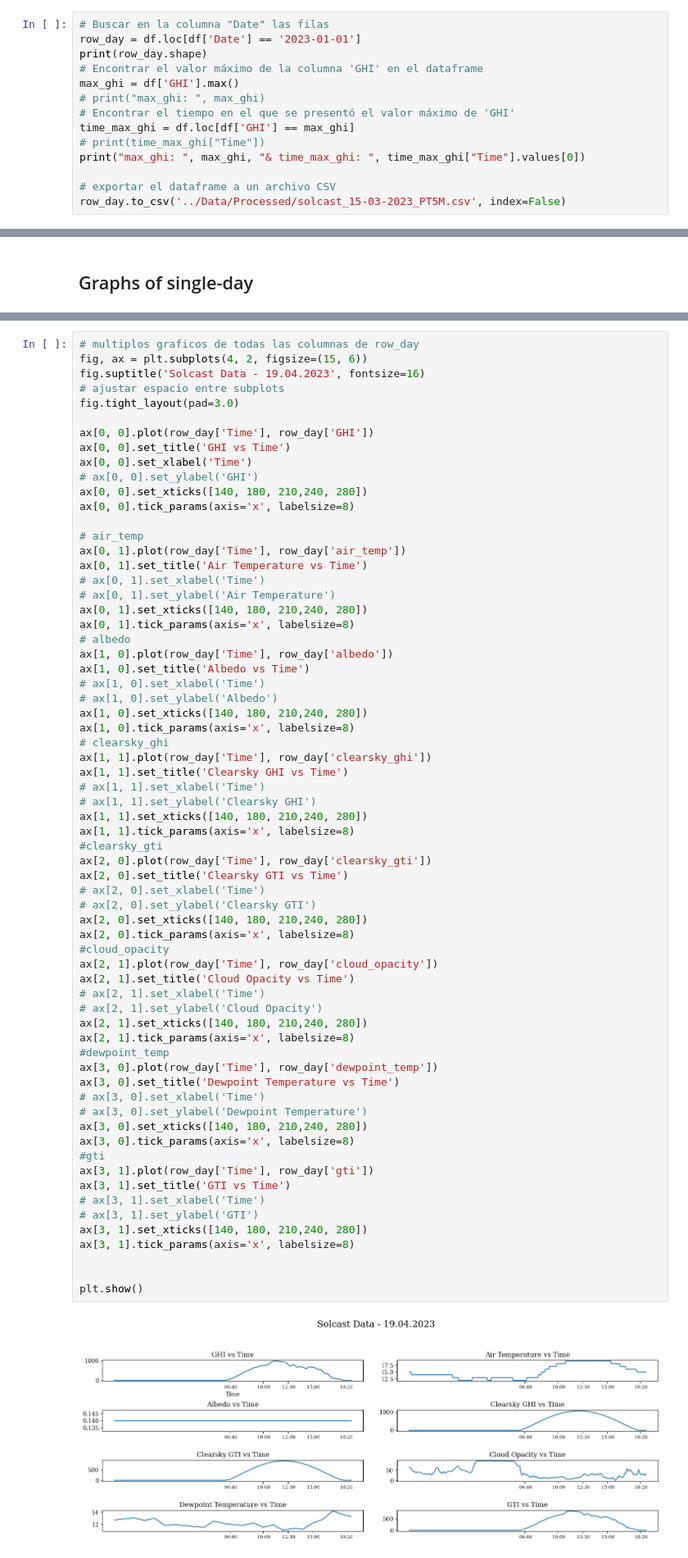
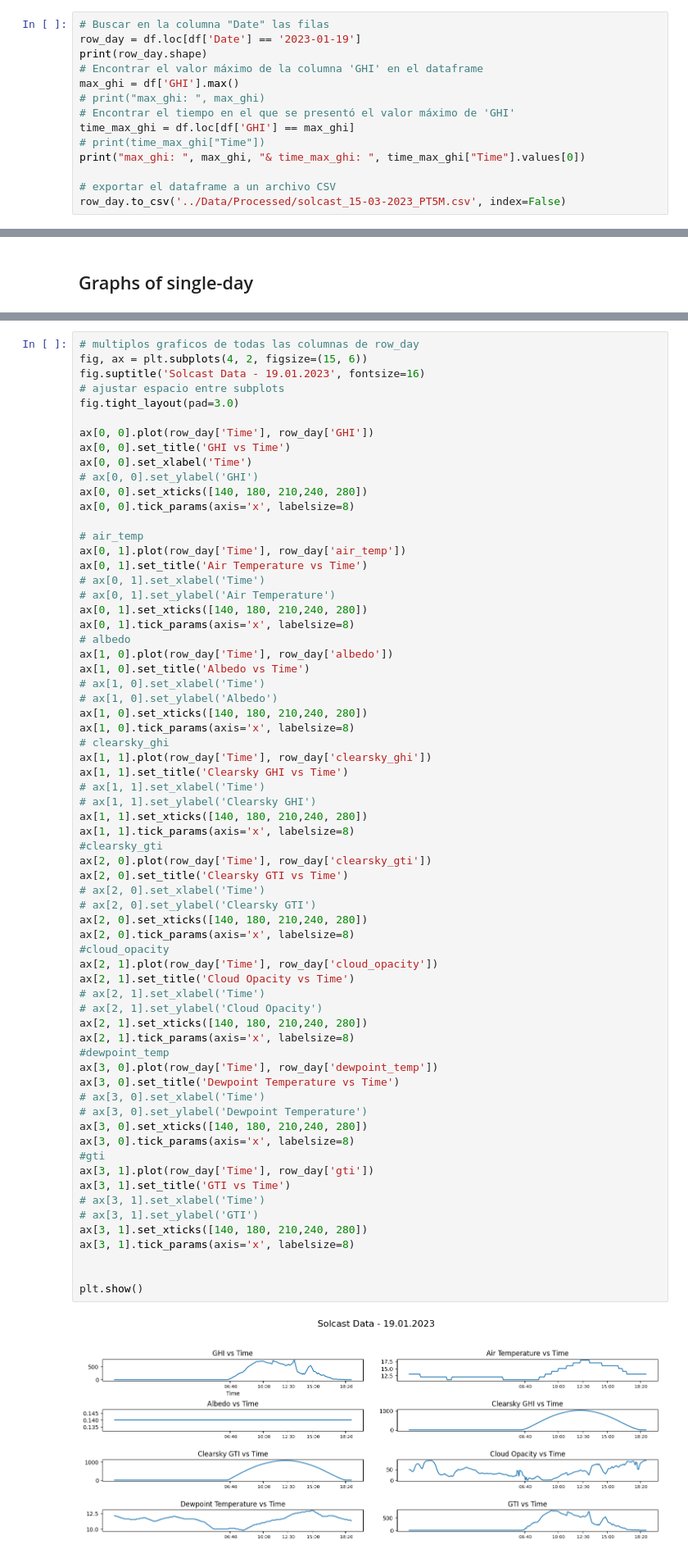
Before and after one commit to GustavoUNAL/Solar-1.233102--77.292833-, a Jupyter notebook: Notebooks/solcast.ipynb, the cells around one changed output, grey strips where cells are left out. Shown: that part at 82% size. Drawn from its saved outputs; the diff is of its cells as text.

```diff
--- a/Notebooks/solcast.ipynb
+++ b/Notebooks/solcast.ipynb
@@ -85,7 +85,7 @@ df.head(5)
 ## Group df for day
 # %%
 # Buscar en la columna "Date" las filas
-row_day = df.loc[df['Date'] == '2023-01-01']
+row_day = df.loc[df['Date'] == '2023-01-19']
 print(row_day.shape)
 # Encontrar el valor máximo de la columna 'GHI' en el dataframe
 max_ghi = df['GHI'].max()
@@ -116,7 +116,7 @@ plt.show()
 # %%
 # multiplos graficos de todas las columnas de row_day
 fig, ax = plt.subplots(4, 2, figsize=(15, 6))
-fig.suptitle('Solcast Data - 19.04.2023', fontsize=16)
+fig.suptitle('Solcast Data - 19.01.2023', fontsize=16)
 # ajustar espacio entre subplots
 fig.tight_layout(pad=3.0)
 
@@ -153,34 +153,34 @@ ax[2, 0].plot(row_day['Time'], row_day['clearsky_gti'])
 ax[2, 0].set_title('Clearsky GTI vs Time')
 # ax[2, 0].set_xlabel('Time')
 # ax[2, 0].set_ylabel('Clearsky GTI')
 ax[2, 0].set_xticks([140, 180, 210,240, 280])
 ax[2, 0].tick_params(axis='x', labelsize=8)
 #cloud_opacity
 ax[2, 1].plot(row_day['Time'], row_day['cloud_opacity'])
 ax[2, 1].set_title('Cloud Opacity vs Time')
 # ax[2, 1].set_xlabel('Time')
 # ax[2, 1].set_ylabel('Cloud Opacity')
 ax[2, 1].set_xticks([140, 180, 210,240, 280])
 ax[2, 1].tick_params(axis='x', labelsize=8)
 #dewpoint_temp
 ax[3, 0].plot(row_day['Time'], row_day['dewpoint_temp'])
 ax[3, 0].set_title('Dewpoint Temperature vs Time')
 # ax[3, 0].set_xlabel('Time')
 # ax[3, 0].set_ylabel('Dewpoint Temperature')
 ax[3, 0].set_xticks([140, 180, 210,240, 280])
 ax[3, 0].tick_params(axis='x', labelsize=8)
 #gti
 ax[3, 1].plot(row_day['Time'], row_day['gti'])
 ax[3, 1].set_title('GTI vs Time')
 # ax[3, 1].set_xlabel('Time')
 # ax[3, 1].set_ylabel('GTI')
 ax[3, 1].set_xticks([140, 180, 210,240, 280])
 ax[3, 1].tick_params(axis='x', labelsize=8)
 
 
 plt.show()
 # %% [output]
-[figure, old version]
+[figure, new version]
 # %% [markdown]
 - #### air_temp:   Temperatura del aire a 2 metros por encima del nivel de la superficie.
 
```
Also changed, not shown: parts of 4 cells of this notebook, 7 other files.
